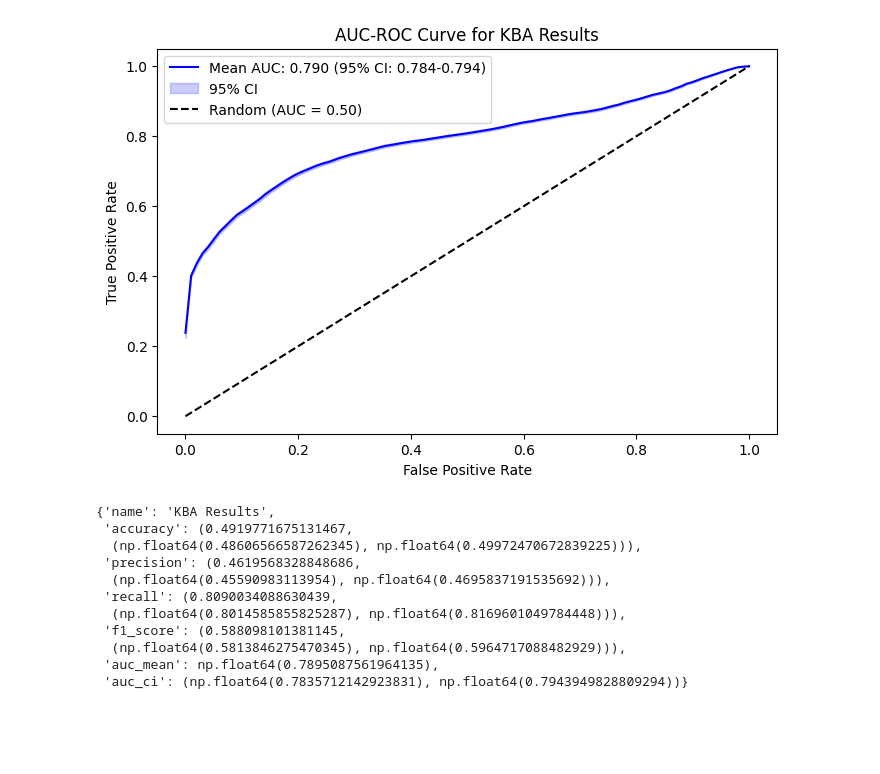
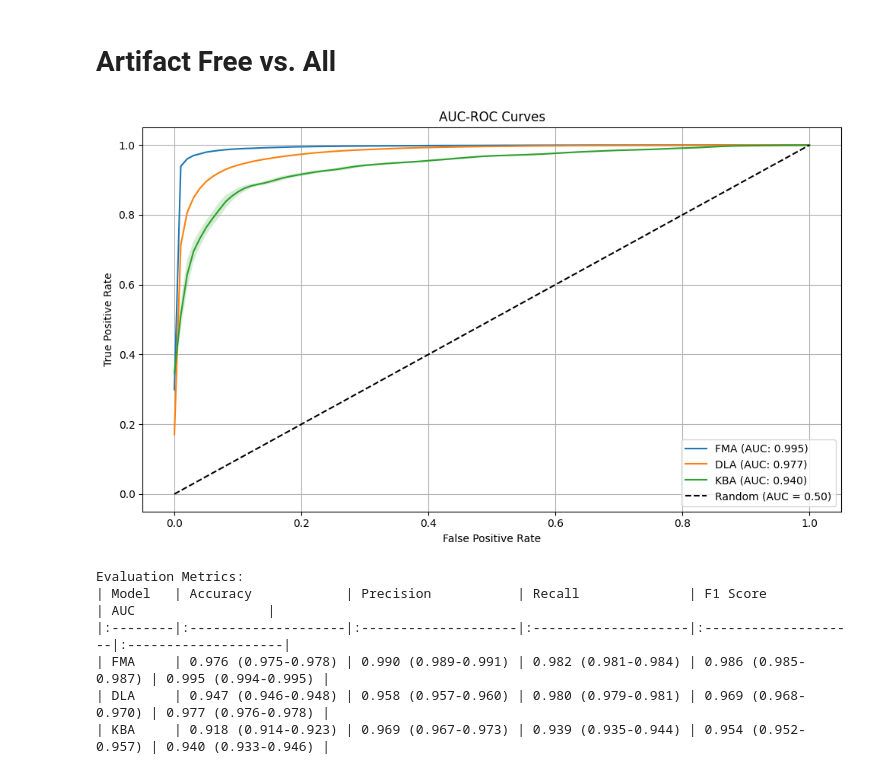
Before and after one commit to DIDSR/HistoART, a Jupyter notebook: metrics.ipynb, the cells around one changed output. Saved outputs shown, nothing was run; the diff lists cells and outputs as text; code cells hidden in the pictures; blank space fills up the shorter version.

```diff
--- a/metrics.ipynb
+++ b/metrics.ipynb
@@ -140,15 +0,0 @@ process_metrics("./results/dla_results.csv", "DLA Results")
-# %%
-process_metrics("./results/kba_results.csv", "KBA Results")
-# %% [output]
-[figure, removed]
-{'name': 'KBA Results',
- 'accuracy': (0.4919771675131467,
-  (np.float64(0.48606566587262345), np.float64(0.49972470672839225))),
- 'precision': (0.4619568328848686,
-  (np.float64(0.45590983113954), np.float64(0.4695837191535692))),
- 'recall': (0.8090034088630439,
-  (np.float64(0.8014585855825287), np.float64(0.8169601049784448))),
- 'f1_score': (0.588098101381145,
-  (np.float64(0.5813846275470345), np.float64(0.5964717088482929))),
- 'auc_mean': np.float64(0.7895087561964135),
- 'auc_ci': (np.float64(0.7835712142923831), np.float64(0.7943949828809294))}
@@ -154,0 +3,15 @@ process_metrics("./results/kba_results.csv", "KBA Results")
+# %% [markdown]
+# Artifact Free vs. All
+# %%
+compare_models(["./results/fma/fma_all.csv",
+                "./results/dla/dla_all.csv",
+                "./results/kba/kba_all.csv"],
+               ["FMA", "DLA", "KBA"])
+# %% [output]
+[figure, added]
+Evaluation Metrics:
+| Model   | Accuracy            | Precision           | Recall              | F1 Score            | AUC                 |
+|:--------|:--------------------|:--------------------|:--------------------|:--------------------|:--------------------|
+| FMA     | 0.976 (0.975-0.978) | 0.990 (0.989-0.991) | 0.982 (0.981-0.984) | 0.986 (0.985-0.987) | 0.995 (0.994-0.995) |
+| DLA     | 0.947 (0.946-0.948) | 0.958 (0.957-0.960) | 0.980 (0.979-0.981) | 0.969 (0.968-0.970) | 0.977 (0.976-0.978) |
+| KBA     | 0.918 (0.914-0.923) | 0.969 (0.967-0.973) | 0.939 (0.935-0.944) | 0.954 (0.952-0.957) | 0.940 (0.933-0.946) |
```
Also changed, not shown: parts of 24 cells of this notebook, 38 other files.
